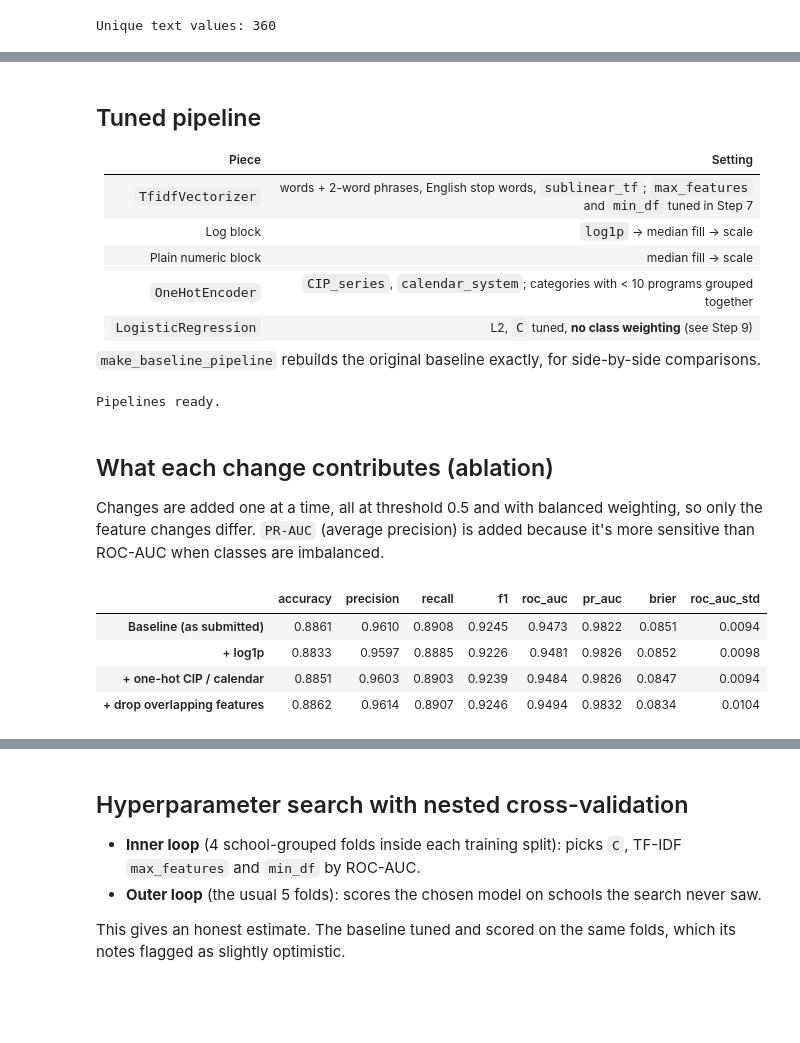
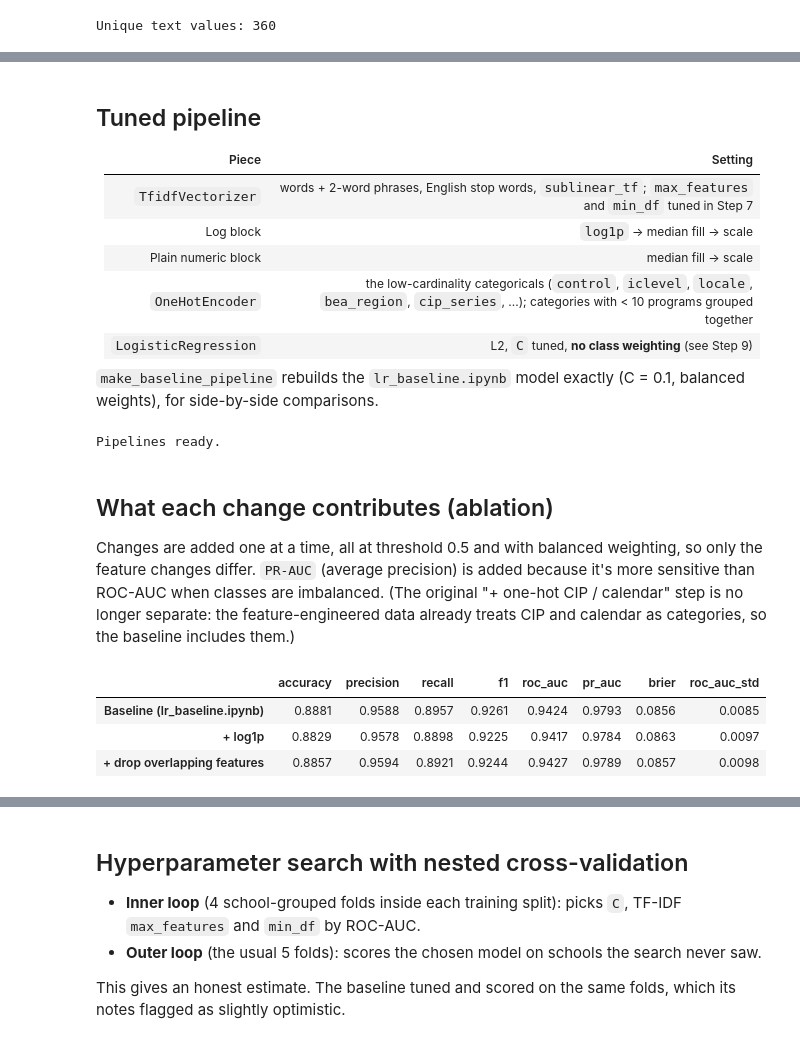
Before and after one commit to Break-Through-Tech/Sage-Road-Solutions-1A-workforce-pell-opportunity-score, a Jupyter notebook: notebooks/modeling/linear_regression/lr_tuning.ipynb, the cells around one changed output, grey strips where cells are left out. Saved outputs shown, nothing was run; the diff lists cells and outputs as text; code cells hidden in the pictures; blank space fills up the shorter version.

```diff
--- a/notebooks/modeling/linear_regression/lr_tuning.ipynb
+++ b/notebooks/modeling/linear_regression/lr_tuning.ipynb
@@ -55,0 +42,3 @@ Shape after drop: (26678, 199)
+# %%
+FEATURES_ALL = dictionary["feature"].tolist()     # agreed drops, leakage removal and engineering done upstream
+print("Features in the dictionary:", len(FEATURES_ALL), "| categorical:", len(CATEGORICAL))
@@ -56,7 +47,10 @@ Shape after drop: (26678, 199)
 # %%
 TARGET = "vae_positive_local"
-labeled = df.dropna(subset=[TARGET]).copy()
+labeled = df[df["split"] == "train"].copy()      # training rows ("labeled" keeps the name used below)
+test = df[df["split"] == "test"].copy()
 y = labeled[TARGET].astype(int)
-groups = labeled["UNITID"]
-print("Labeled programs:", len(labeled), "| schools:", groups.nunique(), f"| pass rate: {y.mean():.1%}")
+y_test = test[TARGET].astype(int)
+groups = labeled["unitid"]
+print("Training programs:", len(labeled), "| schools:", groups.nunique(), f"| pass rate: {y.mean():.1%}")
+print("Held-out test programs:", len(test), "| schools:", test["unitid"].nunique(), f"| pass rate: {y_test.mean():.1%}")
 # %% [output]
@@ -64,6 +59,6 @@ Labeled programs: 7024 | schools: 2079 | pass rate: 78.3%
 # %%
 def build_text(frame):
-    text = (frame["CIPDESC"].fillna("") + " | " + frame["xw_top_occupations"].fillna(""))
+    text = (frame["cipdesc"].fillna("") + " | " + frame["xw_top_occupations"].fillna(""))
     return (text.str.lower()
                 .str.replace(r"[^a-z\s]", " ", regex=True)
                 .str.replace(r"\s+", " ", regex=True)
@@ -71,6 +66,7 @@ def build_text(frame):
 
 df["program_text"] = build_text(df)
 labeled["program_text"] = df.loc[labeled.index, "program_text"]
+test["program_text"] = df.loc[test.index, "program_text"]
 print("Unique text values:", df["program_text"].nunique())
 # %% [output]
 Unique text values: 360
@@ -164,16 +130,14 @@ Tuned: 117 numeric (32 log-transformed) + ['CIP_series', 'calendar_system'] one-
 | `TfidfVectorizer` | words + 2-word phrases, English stop words, `sublinear_tf`; `max_features` and `min_df` tuned in Step 7 |
 | Log block | `log1p` → median fill → scale |
 | Plain numeric block | median fill → scale |
-| `OneHotEncoder` | `CIP_series`, `calendar_system`; categories with < 10 programs grouped together |
+| `OneHotEncoder` | the low-cardinality categoricals (`control`, `iclevel`, `locale`, `bea_region`, `cip_series`, ...); categories with < 10 programs grouped together |
 | `LogisticRegression` | L2, `C` tuned, **no class weighting** (see Step 9) |
 
-`make_baseline_pipeline` rebuilds the original baseline exactly, for side-by-side comparisons.
+`make_baseline_pipeline` rebuilds the `lr_baseline.ipynb` model exactly (C = 0.1, balanced weights), for side-by-side comparisons.
 # %%
 def make_tuned_pipeline(C=0.3, max_features=500, min_df=5, class_weight=None,
-                        log=True, indicators=False, cip_onehot=True, drop_redundant=True):
+                        log=True, indicators=False, drop_redundant=True):
     feats = [c for c in BASELINE_FEATURES if not (drop_redundant and c in REDUNDANT)]
-    if cip_onehot:
-        feats = [c for c in feats if c not in CATEGORICAL + ["CIPCODE"]]
     log_cols = [c for c in feats if c in LOG_FEATURES] if log else []
     plain_cols = [c for c in feats if c not in log_cols]
     impute = lambda: SimpleImputer(strategy="median", add_indicator=indicators)
@@ -184,22 +148,26 @@ def make_tuned_pipeline(C=0.3, max_features=500, min_df=5, class_weight=None,
         parts.append(("log", make_pipeline(FunctionTransformer(np.log1p, feature_names_out="one-to-one"),
                                            impute(), StandardScaler()), log_cols))
     parts.append(("num", make_pipeline(impute(), StandardScaler()), plain_cols))
-    if cip_onehot:
-        parts.append(("cip", OneHotEncoder(handle_unknown="ignore", min_frequency=10), CATEGORICAL))
+    parts.append(("cat", make_pipeline(SimpleImputer(strategy="most_frequent"),
+                                       OneHotEncoder(handle_unknown="ignore", min_frequency=10)), CAT_FEATURES))
     clf = LogisticRegression(C=C, class_weight=class_weight, max_iter=5000, solver="lbfgs")
     return Pipeline([("prep", ColumnTransformer(parts, remainder="drop")), ("clf", clf)])
 
 
-def make_baseline_pipeline(C=1.0):
+def make_baseline_pipeline(C=0.1):
     pre = ColumnTransformer([
         ("text", TfidfVectorizer(ngram_range=(1, 2), min_df=5, stop_words="english",
                                  sublinear_tf=True, max_features=2000), "program_text"),
-        ("num", make_pipeline(SimpleImputer(strategy="median"), StandardScaler()), BASELINE_FEATURES)])
+        ("num", make_pipeline(SimpleImputer(strategy="median"), StandardScaler()), BASELINE_FEATURES),
+        ("cat", make_pipeline(SimpleImputer(strategy="most_frequent"),
+                              OneHotEncoder(drop="first", handle_unknown="ignore")), CAT_FEATURES)])
     return Pipeline([("prep", pre), ("clf", LogisticRegression(C=C, class_weight="balanced", max_iter=5000))])
 
 
-X = labeled[["program_text"] + BASELINE_FEATURES]
-cv = GroupKFold(n_splits=5)
+INPUT_COLS = ["program_text"] + BASELINE_FEATURES + CAT_FEATURES
+X = labeled[INPUT_COLS]
+X_test = test[INPUT_COLS]
+cv = PredefinedSplit(labeled["cv_fold"])      # shared 5 folds, grouped by school
 scoring = {"accuracy": "accuracy", "precision": "precision", "recall": "recall", "f1": "f1",
            "roc_auc": "roc_auc", "pr_auc": "average_precision", "brier": "neg_brier_score"}
 print("Pipelines ready.")
@@ -209,29 +177,28 @@ Pipelines ready.
 ## What each change contributes (ablation)
 Changes are added one at a time, all at threshold 0.5 and with balanced weighting, so only the feature changes differ.
 `PR-AUC` (average precision) is added because it's more sensitive than ROC-AUC when classes are imbalanced.
+(The original "+ one-hot CIP / calendar" step is no longer separate: the feature-engineered data already treats
+CIP and calendar as categories, so the baseline includes them.)
 # %%
 def summarize(model, Xm=X):
     s = cross_validate(model, Xm, y, cv=cv, groups=groups, scoring=scoring, n_jobs=-1)
     out = {m: s["test_" + m].mean() for m in scoring}
     out["brier"] = -out["brier"]
     out["roc_auc_std"] = s["test_roc_auc"].std()
     return out
 
 steps = {
-    "Baseline (as submitted)":            make_baseline_pipeline(),
-    "+ log1p":                            make_tuned_pipeline(C=1, max_features=2000, class_weight="balanced",
-                                                              cip_onehot=False, drop_redundant=False),
-    "+ one-hot CIP / calendar":           make_tuned_pipeline(C=1, max_features=2000, class_weight="balanced",
+    "Baseline (lr_baseline.ipynb)":       make_baseline_pipeline(),
+    "+ log1p":                            make_tuned_pipeline(C=0.1, max_features=2000, class_weight="balanced",
                                                               drop_redundant=False),
-    "+ drop overlapping features":        make_tuned_pipeline(C=1, max_features=2000, class_weight="balanced"),
+    "+ drop overlapping features":        make_tuned_pipeline(C=0.1, max_features=2000, class_weight="balanced"),
 }
 ablation = pd.DataFrame({k: summarize(v) for k, v in steps.items()}).T
 ablation.round(4)
 # %% [output]
 |  | accuracy | precision | recall | f1 | roc_auc | pr_auc | brier | roc_auc_std |
-| Baseline (as submitted) | 0.8861 | 0.9610 | 0.8908 | 0.9245 | 0.9473 | 0.9822 | 0.0851 | 0.0094 |
-| + log1p | 0.8833 | 0.9597 | 0.8885 | 0.9226 | 0.9481 | 0.9826 | 0.0852 | 0.0098 |
-| + one-hot CIP / calendar | 0.8851 | 0.9603 | 0.8903 | 0.9239 | 0.9484 | 0.9826 | 0.0847 | 0.0094 |
-| + drop overlapping features | 0.8862 | 0.9614 | 0.8907 | 0.9246 | 0.9494 | 0.9832 | 0.0834 | 0.0104 |
+| Baseline (lr_baseline.ipynb) | 0.8881 | 0.9588 | 0.8957 | 0.9261 | 0.9424 | 0.9793 | 0.0856 | 0.0085 |
+| + log1p | 0.8829 | 0.9578 | 0.8898 | 0.9225 | 0.9417 | 0.9784 | 0.0863 | 0.0097 |
+| + drop overlapping features | 0.8857 | 0.9594 | 0.8921 | 0.9244 | 0.9427 | 0.9789 | 0.0857 | 0.0098 |
 # %% [markdown]
 **Notes:**
```
Also changed, not shown: parts of 31 cells of this notebook, 26 other files.
